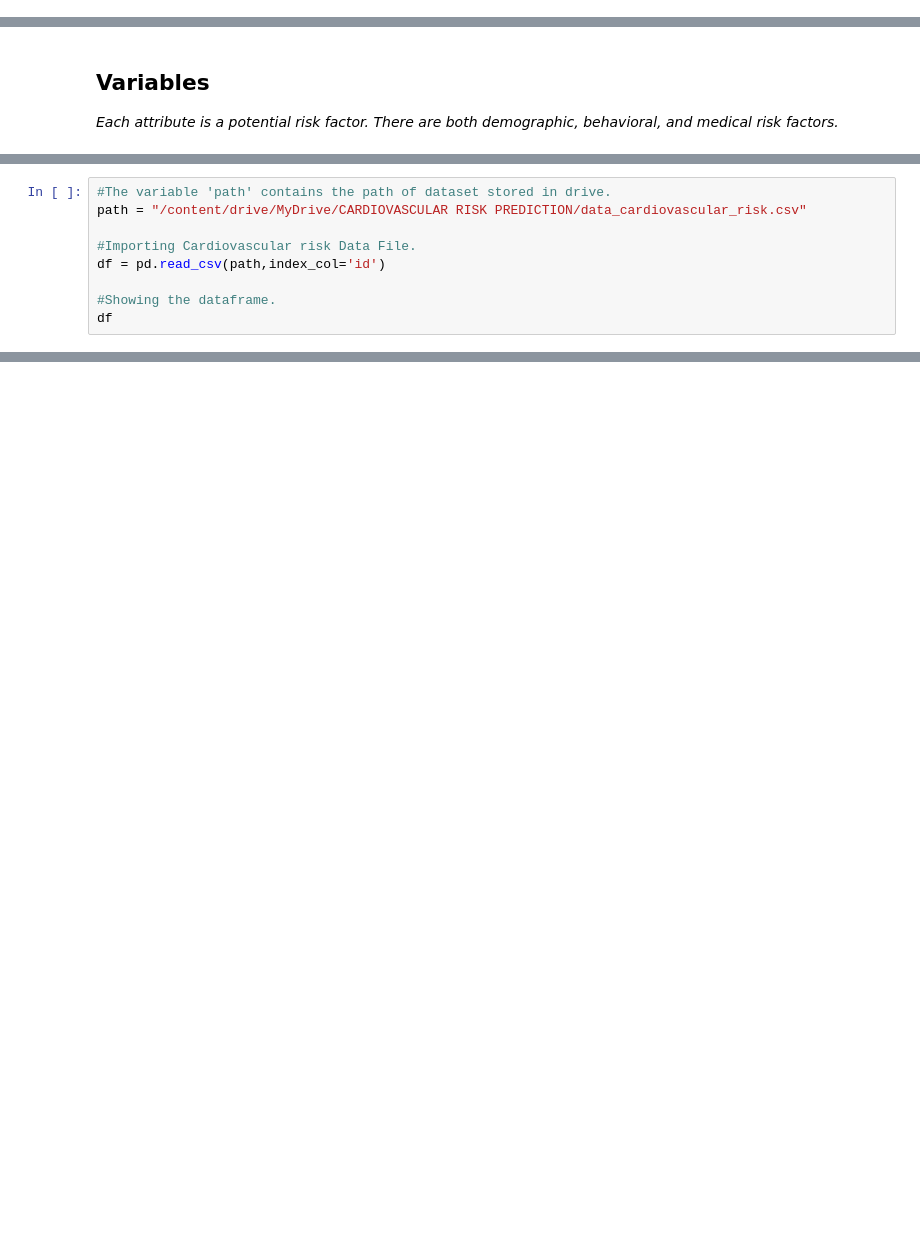
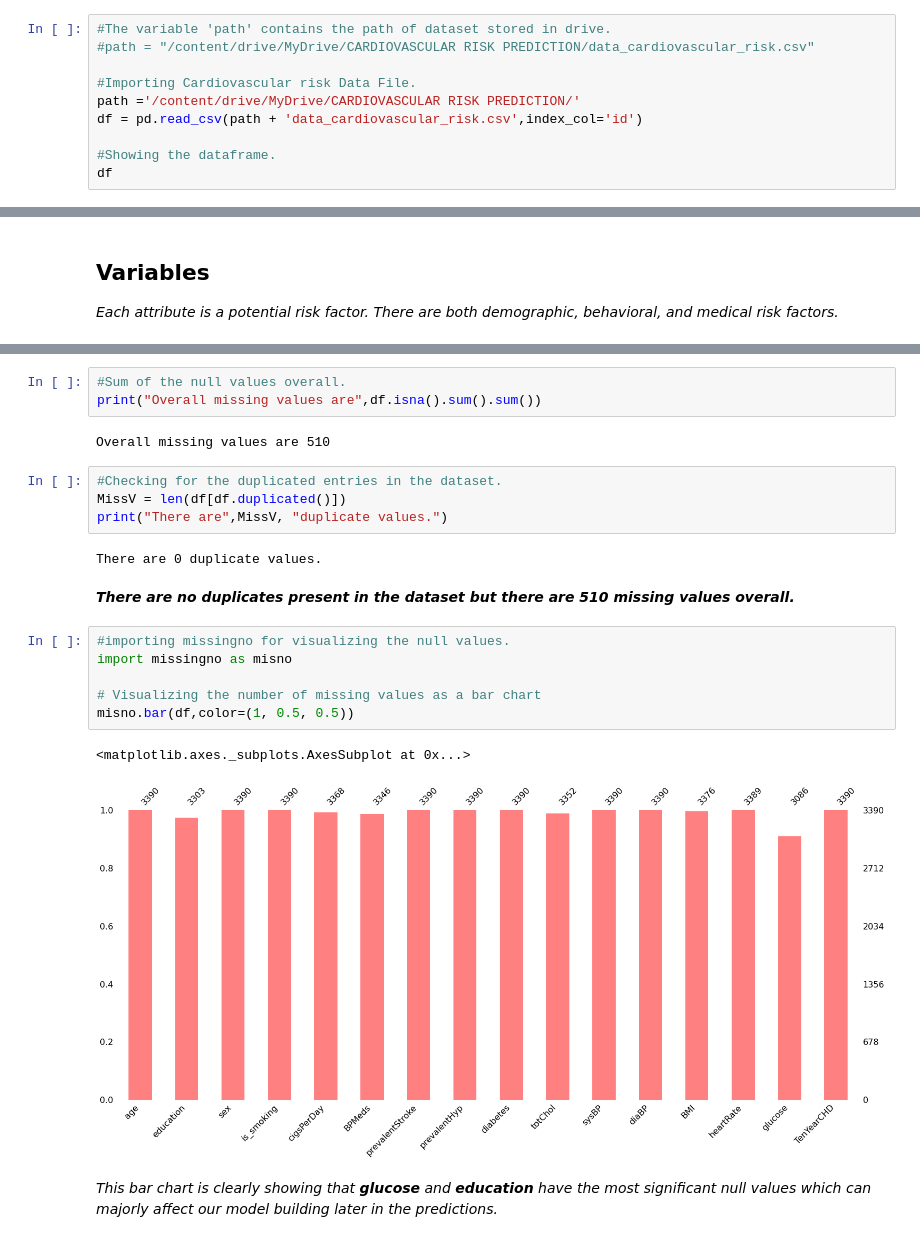
Before and after one commit to parulsharma098/Cardiovascular-Risk-Prediction, a Jupyter notebook: CARDIOVASCULAR_RISK_PREDICTION_CAPSTONE_III(Classification).ipynb, the cells around one changed output, grey strips where cells are left out. Saved outputs shown, nothing was run; the diff lists cells and outputs as text; blank space fills up the shorter version.

```diff
--- a/CARDIOVASCULAR_RISK_PREDICTION_CAPSTONE_III(Classification).ipynb
+++ b/CARDIOVASCULAR_RISK_PREDICTION_CAPSTONE_III(Classification).ipynb
@@ -11,0 +57,10 @@ over 4,000 records and 15 attributes.*
+# %%
+#The variable 'path' contains the path of dataset stored in drive.
+#path = "/content/drive/MyDrive/CARDIOVASCULAR RISK PREDICTION/data_cardiovascular_risk.csv"
+
+#Importing Cardiovascular risk Data File.
+path ='/content/drive/MyDrive/CARDIOVASCULAR RISK PREDICTION/'
+df = pd.read_csv(path + 'data_cardiovascular_risk.csv',index_col='id')
+
+#Showing the dataframe.
+df
@@ -84,9 +194,0 @@ Drive already mounted at /content/drive; to attempt to forcibly remount, call dr
-# %%
-#The variable 'path' contains the path of dataset stored in drive.
-path = "/content/drive/MyDrive/CARDIOVASCULAR RISK PREDICTION/data_cardiovascular_risk.csv"
-
-#Importing Cardiovascular risk Data File.
-df = pd.read_csv(path,index_col='id')
-
-#Showing the dataframe.
-df
@@ -204,0 +237,24 @@ len(df[df.duplicated()])
+# %%
+#Sum of the null values overall.
+print("Overall missing values are",df.isna().sum().sum())
+# %% [output]
+Overall missing values are 510
+# %%
+#Checking for the duplicated entries in the dataset.
+MissV = len(df[df.duplicated()])
+print("There are",MissV, "duplicate values.")
+# %% [output]
+There are 0 duplicate values.
+# %% [markdown]
+***There are no duplicates present in the dataset but there are 510 missing values overall.***
+# %%
+#importing missingno for visualizing the null values.
+import missingno as misno
+
+# Visualizing the number of missing values as a bar chart
+misno.bar(df,color=(1, 0.5, 0.5))
+# %% [output]
+<matplotlib.axes._subplots.AxesSubplot at 0x...>
+[figure, added]
+# %% [markdown]
+*This bar chart is clearly showing that **glucose** and **education** have the most significant null values which can majorly affect our model building later in the predictions.*
```
Also changed, not shown: parts of 35 cells of this notebook.
